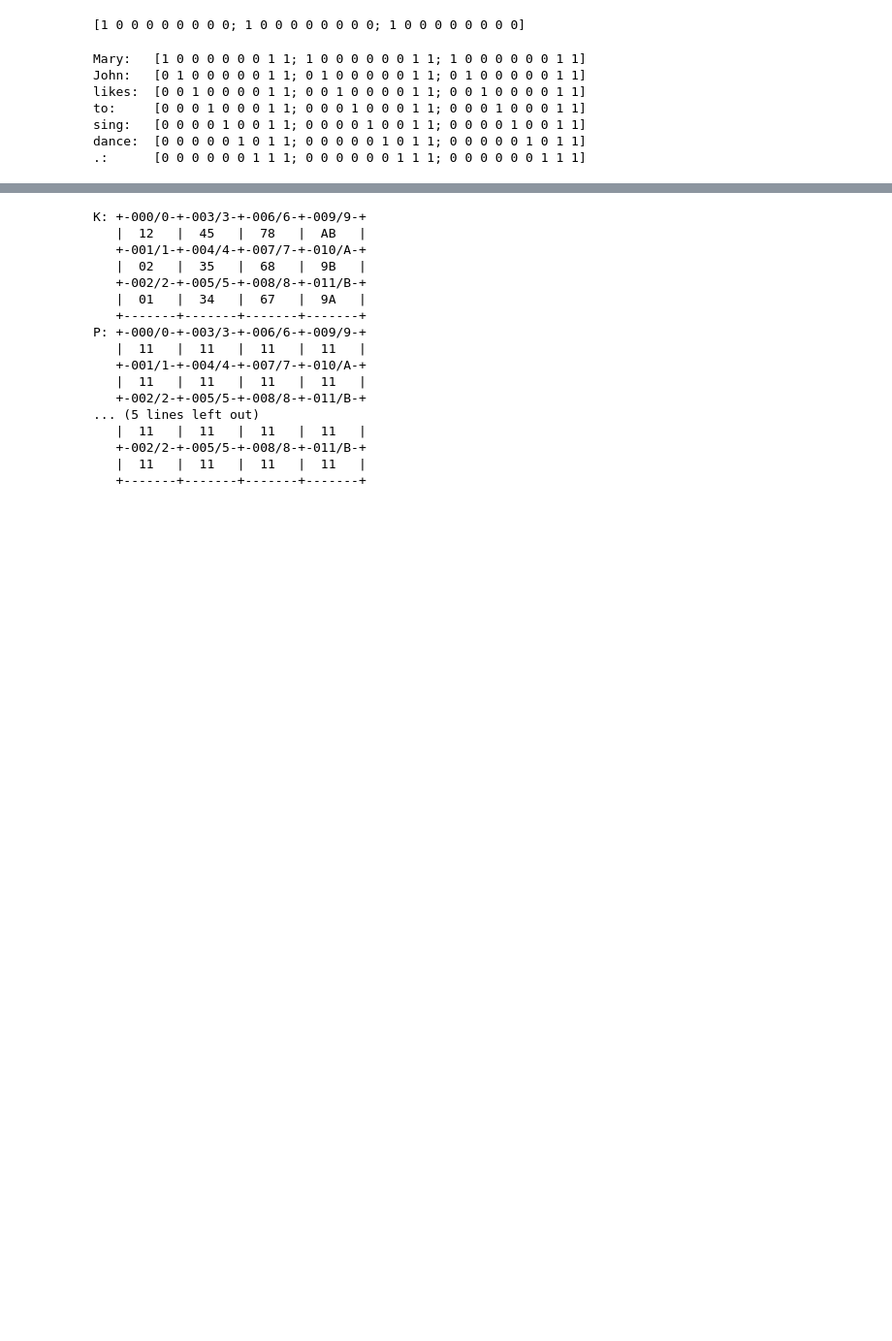
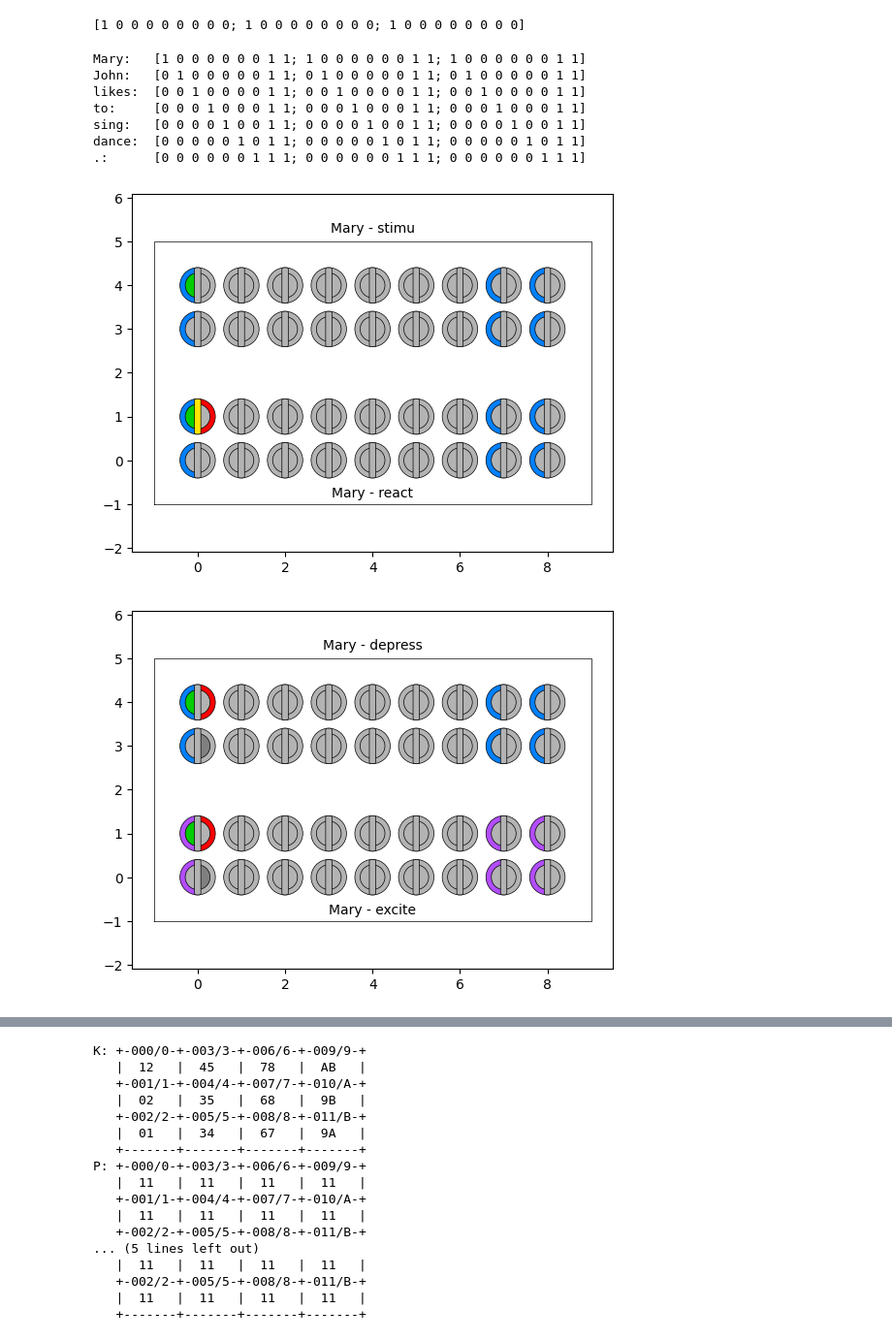
Before and after one commit to ihux/neurotron-develop, a Jupyter notebook: jupyter/neurotron/cluster.ipynb, the cells around one changed output, grey strips where cells are left out. Shown at 97% size. Saved outputs shown, nothing was run; the diff lists cells and outputs as text; code cells hidden in the pictures; blank space fills up the shorter version.

```diff
--- a/jupyter/neurotron/cluster.ipynb
+++ b/jupyter/neurotron/cluster.ipynb
@@ -181,9 +181,9 @@ class Cluster(Attribute):
         self.L = self.X * self.Y
         for k in self.range():
             if self.L[k]:
-                _Pij = self.P[k]
-                self.P[k] += self.I[k]
-                self.P[k] = max(0,min(self.P[k],1))
+                _Pij = self._predict.P[k]
+                self._predict.P[k] += self._predict.I[k]
+                self._predict.P[k] = max(0,min(self._predict.P[k],1))
                 if self.verbose > 0:
                     print('learn P[%g]:' % k,_Pij,'=>',self.P[k])
         #print('##### react y:',y,y.shape)
@@ -212,10 +212,10 @@ class Cluster(Attribute):
     def predict(self,y):
         M,N = self.sizes;  c = y[:N];  f = y[N:N+M]
         for k in range(N):
-            K = self.K[k]
+            K = self._predict.K[k]
             #print('##### K:',K,'type:',type(K),'K[0,0]:',K[0,0],type(K[0,0]))
-            P = self.P[k]
-            self.W[k] = W = (P >= self.eta)
+            P = self._predict.P[k]
+            self._predict.W[k] = W = (P >= self.eta)
             V = Matrix(c)[K]
             E = W*V
             #print('##### E:',E,'sum(E.T):',sum(E.T))
@@ -227,7 +227,7 @@ class Cluster(Attribute):
             self.X[k] = self.S[k]
             if self.S[k]:
                 pdelta,ndelta = self.delta
-                self.I[k] = 2*pdelta*V - ndelta
+                self._predict.I[k] = 2*pdelta*V - ndelta
         return y
 
     def relax(self,y):
@@ -328,3 +328,13 @@ token = Token({'Mary': [1,0,0,0,0,0,0,1,1],
                'dance':[0,0,0,0,0,1,0,1,1],
                '.':    [0,0,0,0,0,0,1,1,1],
                })
+# %%
+shape = (2,9,2,5); m,n,d,s = shape
+seed(1);  cells = Cluster(*shape)
+
+cells.X[0] = 1
+y = row(zeros(1,m*n),token['Mary'])
+y = cells.apply(y,'Mary',all=True)
+# %% [output]
+[figure, added]
+[figure, added]
```
Also changed, not shown: parts of 7 cells of this notebook, 1 other file.
